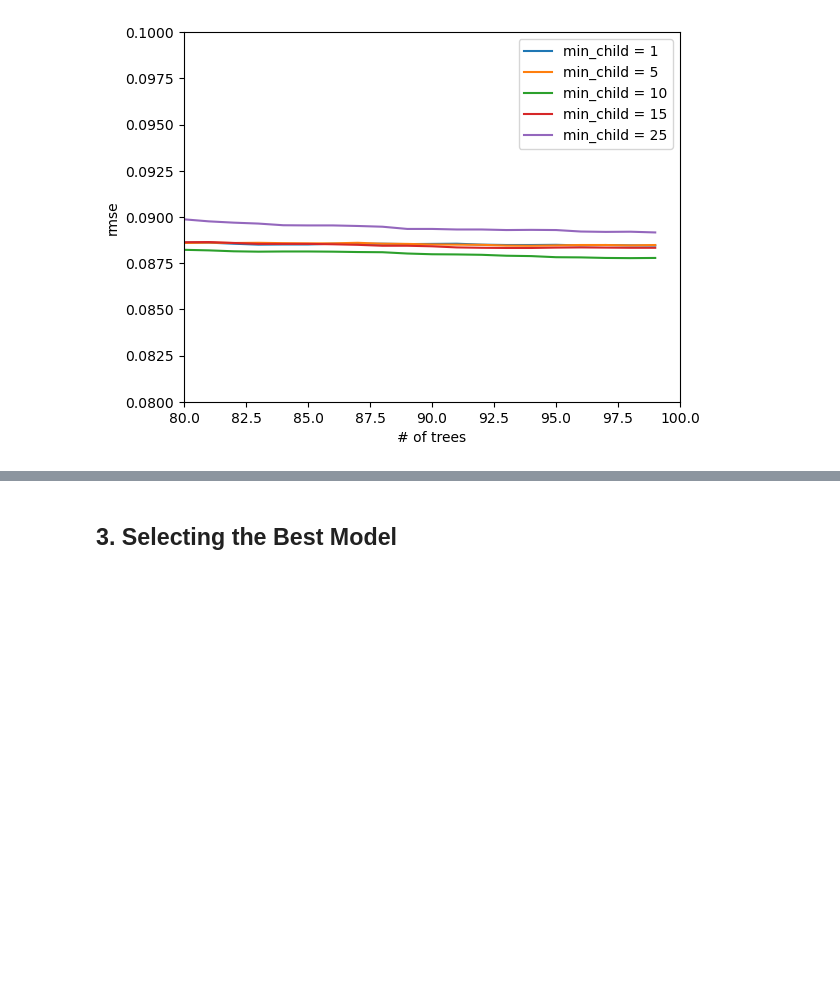
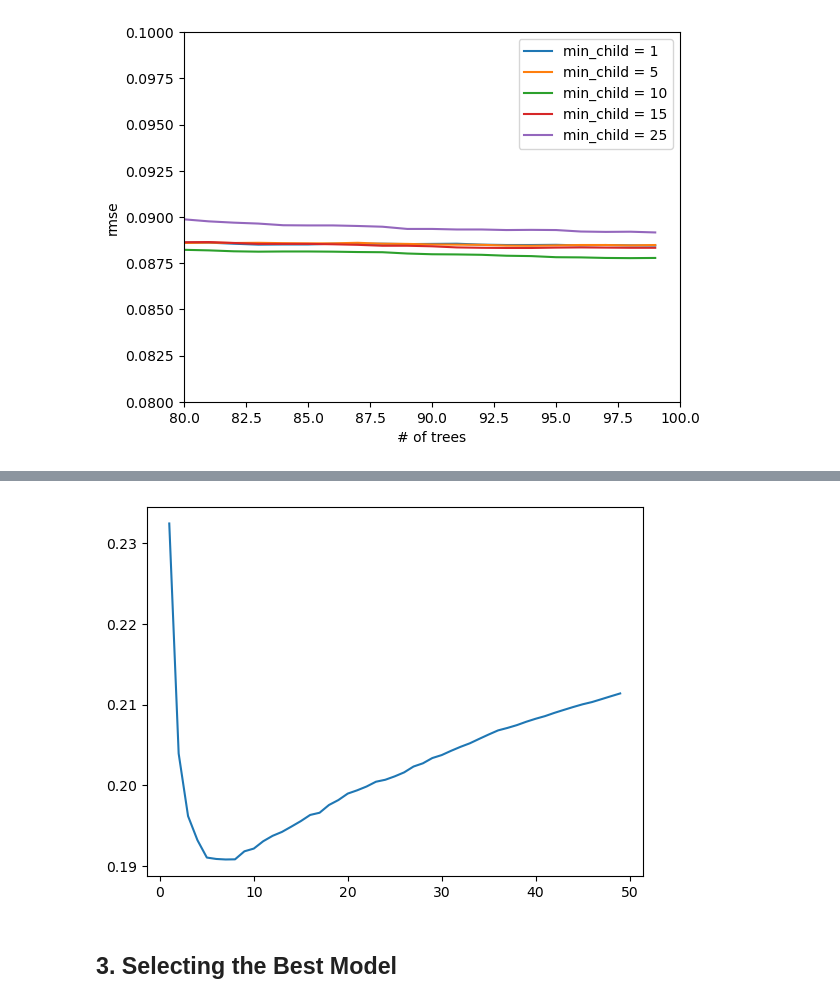
Before and after one commit to harg74/ML_ZoomCamp_2022, a Jupyter notebook: capstone_project_one/diamonds_notebook.ipynb, the cells around one changed output, grey strips where cells are left out. Drawn from its saved outputs; the diff is of its cells as text; code cells hidden in the pictures; blank space fills up the shorter version.

```diff
--- a/capstone_project_one/diamonds_notebook.ipynb
+++ b/capstone_project_one/diamonds_notebook.ipynb
@@ -660,0 +667,2 @@ plt.show()
+# %%
+knn.fit(X_train, y_train)
@@ -660,0 +671,3 @@ plt.show()
+# %%
+y_pred = knn.predict(X_val)
+y_pred
@@ -660,0 +677,5 @@ plt.show()
+# %%
+score = np.sqrt(mean_squared_error(y_val, y_pred))
+r2 = r2_score(y_val, y_pred)
+
+score, r2
@@ -660,0 +684,10 @@ plt.show()
+# %%
+scores = []
+
+for n in tqdm(range(1, 50)):
+    knn = KNeighborsRegressor(n_neighbors=n)
+    knn.fit(X_train, y_train)
+    y_pred = knn.predict(X_val)
+    score = np.sqrt(mean_squared_error(y_val, y_pred))
+    r2 = r2_score(y_val, y_pred)
+    scores.append((n, score, r2))
@@ -661,3 +715,10 @@ plt.show()
+# %%
+columns = ['n_neighbors','rmse', 'r2']
+df_scores = pd.DataFrame(scores, columns=columns)
+plt.plot(df_scores.n_neighbors, df_scores.rmse)
+plt.show()
+# %% [output]
+[figure, added]
 # %% [markdown]
 ## 3. Selecting the Best Model
 # %% [markdown]
```
Also changed, not shown: parts of 24 cells of this notebook, 19 other files.
